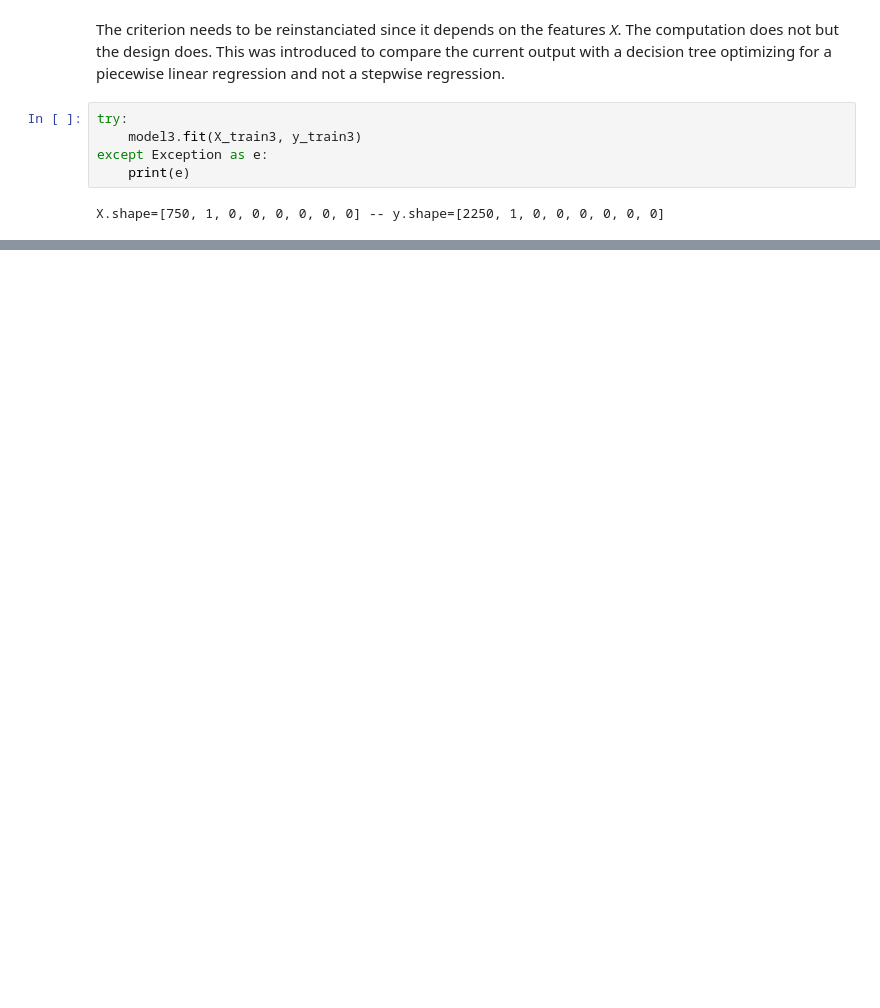
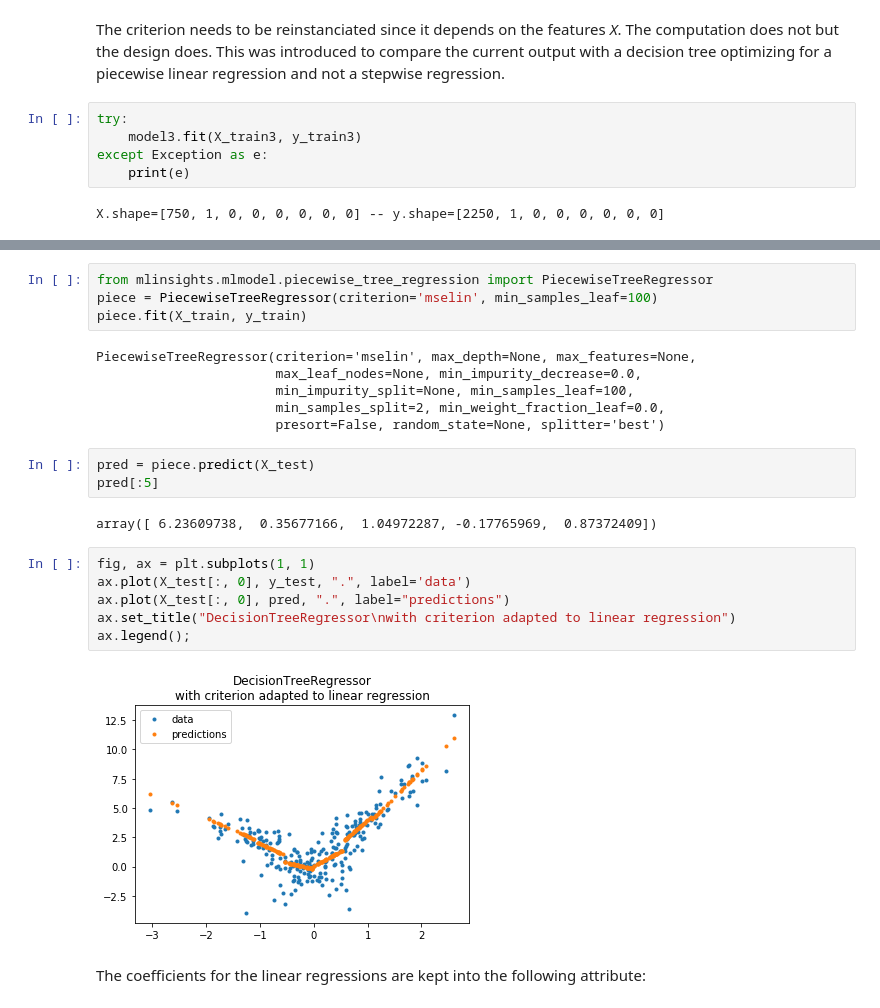
Before and after one commit to sdpython/mlinsights, a Jupyter notebook: _doc/notebooks/sklearn_c/piecewise_linear_regression_criterion.ipynb, the cells around one changed output, grey strips where cells are left out. Cells and saved outputs as stored; diff of their text form; blank space fills up the shorter version.

Commit message:
Fxies #40, custom criterion for a decision tree optimizing a linear regression

```diff
--- a/_doc/notebooks/sklearn_c/piecewise_linear_regression_criterion.ipynb
+++ b/_doc/notebooks/sklearn_c/piecewise_linear_regression_criterion.ipynb
@@ -210,0 +211,25 @@ Still 2 times slower but of the same order of magnitude. We could go further and
+# %%
+from mlinsights.mlmodel.piecewise_tree_regression import PiecewiseTreeRegressor
+piece = PiecewiseTreeRegressor(criterion='mselin', min_samples_leaf=100)
+piece.fit(X_train, y_train)
+# %% [output]
+PiecewiseTreeRegressor(criterion='mselin', max_depth=None, max_features=None,
+                       max_leaf_nodes=None, min_impurity_decrease=0.0,
+                       min_impurity_split=None, min_samples_leaf=100,
+                       min_samples_split=2, min_weight_fraction_leaf=0.0,
+                       presort=False, random_state=None, splitter='best')
+# %%
+pred = piece.predict(X_test)
+pred[:5]
+# %% [output]
+array([ 6.23609738,  0.35677166,  1.04972287, -0.17765969,  0.87372409])
+# %%
+fig, ax = plt.subplots(1, 1)
+ax.plot(X_test[:, 0], y_test, ".", label='data')
+ax.plot(X_test[:, 0], pred, ".", label="predictions")
+ax.set_title("DecisionTreeRegressor\nwith criterion adapted to linear regression")
+ax.legend();
+# %% [output]
+[figure, added]
+# %% [markdown]
+The coefficients for the linear regressions are kept into the following attribute:
```
Also changed, not shown: parts of 29 cells of this notebook, 3 other files.
